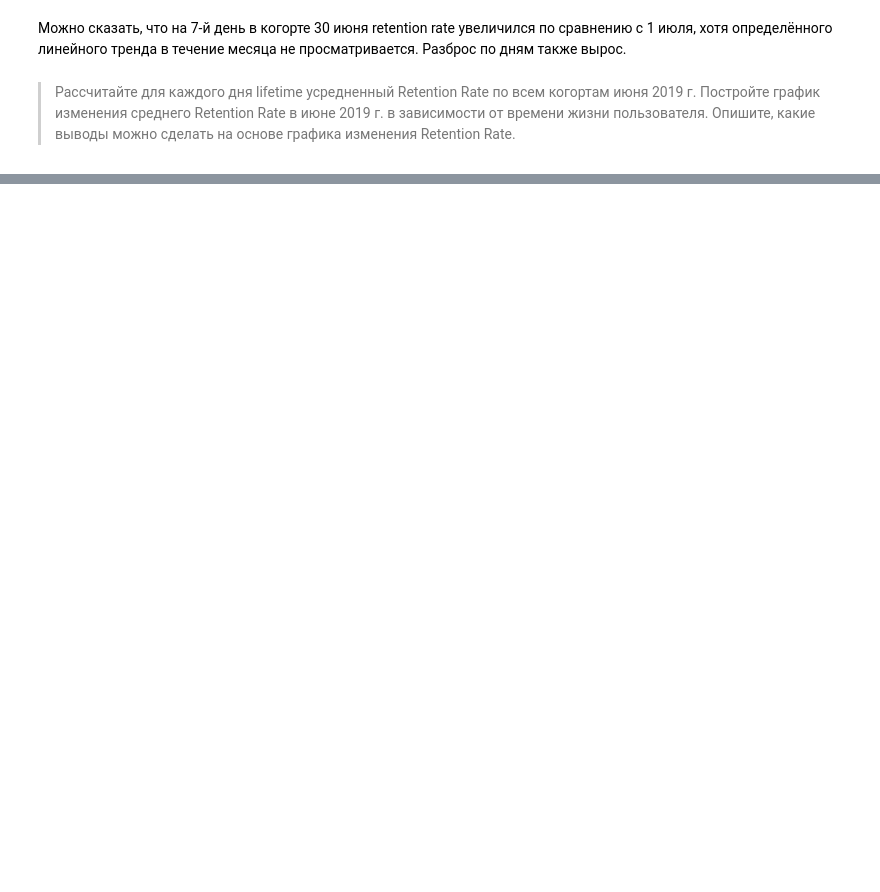
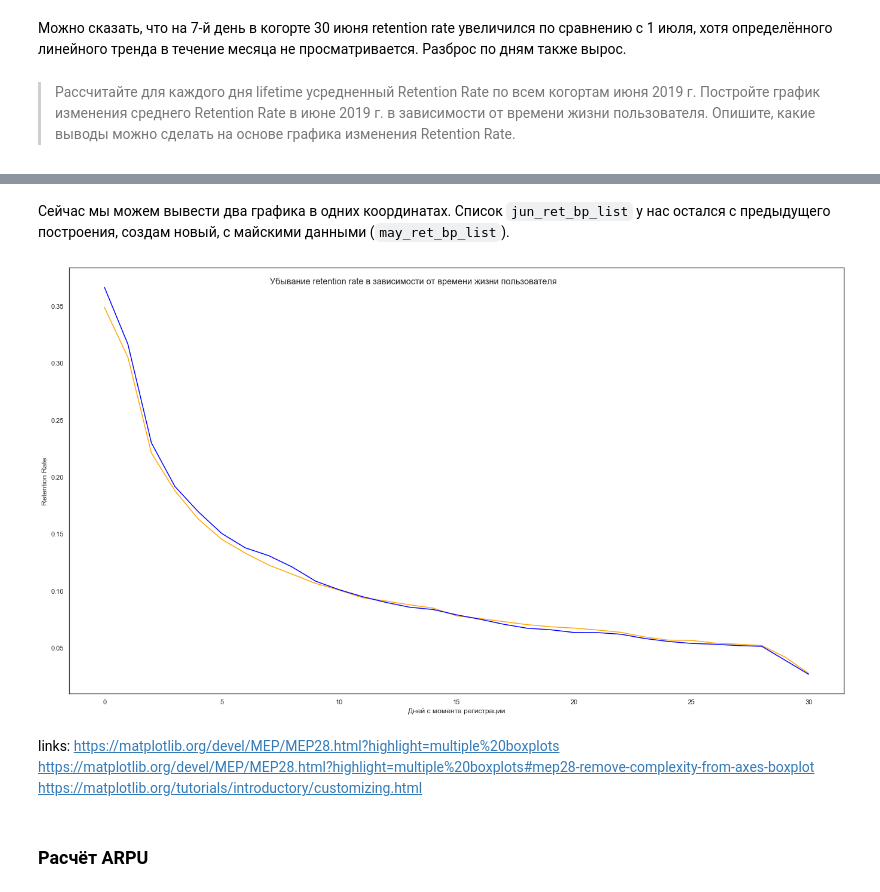
Before and after one commit to gdg-work/SkillFactory__SDA5__Case_A9, a Jupyter notebook: case_A9.ipynb, the cells around one changed output, grey strips where cells are left out. Drawn from its saved outputs; the diff is of its cells as text; code cells hidden in the pictures; blank space fills up the shorter version.

```diff
--- a/case_A9.ipynb
+++ b/case_A9.ipynb
@@ -9,3 +14,6 @@ DB_CONNECT_STRING = "dbname={0} host={1} port={2} user={3} password={4}".format(
 )
 START_DATE = '2019-06-01'   # this day will be included
 END_DATE   = '2019-06-30'   # and this also will be (we have dates only, not times)
+
+PREV_START_DATE = '2019-05-01'  # start and stop dates for May's data to compare
+PREV_END_DATE   = '2019-05-31'
@@ -234,0 +276,12 @@ __ = day7_df.plot(kind='bar', figsize=(20,7))
+# %%
+may_retention_df = pd.DataFrame(multiline_query(cursor,
+        [MAY_USERS_CTE, MAY_COHORTS_CTE, MAY_USERS_BY_REGDATE_CTE, MAY_RETENTION_CTE],
+        """SELECT registration_date, lifetime, retention_rate
+           FROM retention_may19
+           ORDER BY registration_date, lifetime
+        """))
+may_retention_df['registration_date'] = pd.to_datetime(may_retention_df.registration_date)
+may_retention_df['retention_rate'] = may_retention_df.retention_rate.astype('float')
+may_retention_df = may_retention_df.set_index(['registration_date', 'lifetime'])
+print(may_retention_df.head(3))
+print(may_retention_df.info())
@@ -234,0 +301,24 @@ __ = day7_df.plot(kind='bar', figsize=(20,7))
+# %% [markdown]
+Сейчас мы можем вывести два графика в одних координатах.  Список `jun_ret_bp_list` у нас остался с предыдущего построения, создам новый, с майскими данными (`may_ret_bp_list`).
+# %%
+jun_ret_median_list = [ retention_df.xs(lt, level='lifetime')['retention_rate'].median() for lt in range(0,31) ]
+may_ret_median_list = [ may_retention_df.xs(lt, level='lifetime')['retention_rate'].median() for lt in range(0,31) ]
+
+fig = plt.figure(figsize=(20,11))
+ax = fig.add_axes((0.1, 0.1, 0.9, 0.9))
+ax.set_xlabel('Дней с момента регистрации')
+ax.set_ylabel('Retention Rate')
+fig.suptitle('Убывание retention rate в зависимости от времени жизни пользователя')
+__ = ax.plot(jun_ret_median_list, color='orange')
+__ = ax.plot(may_ret_median_list, color='blue')
+# XXX Но я хочу боксплоты, а не только медианы!
+plt.show()
+# %% [output]
+[figure, added]
+# %% [markdown]
+links:
+https://matplotlib.org/devel/MEP/MEP28.html?highlight=multiple%20boxplots
+https://matplotlib.org/devel/MEP/MEP28.html?highlight=multiple%20boxplots#mep28-remove-complexity-from-axes-boxplot
+https://matplotlib.org/tutorials/introductory/customizing.html
+# %% [markdown]
+### Расчёт ARPU
```
Also changed, not shown: parts of 28 cells of this notebook, 1 other file.
